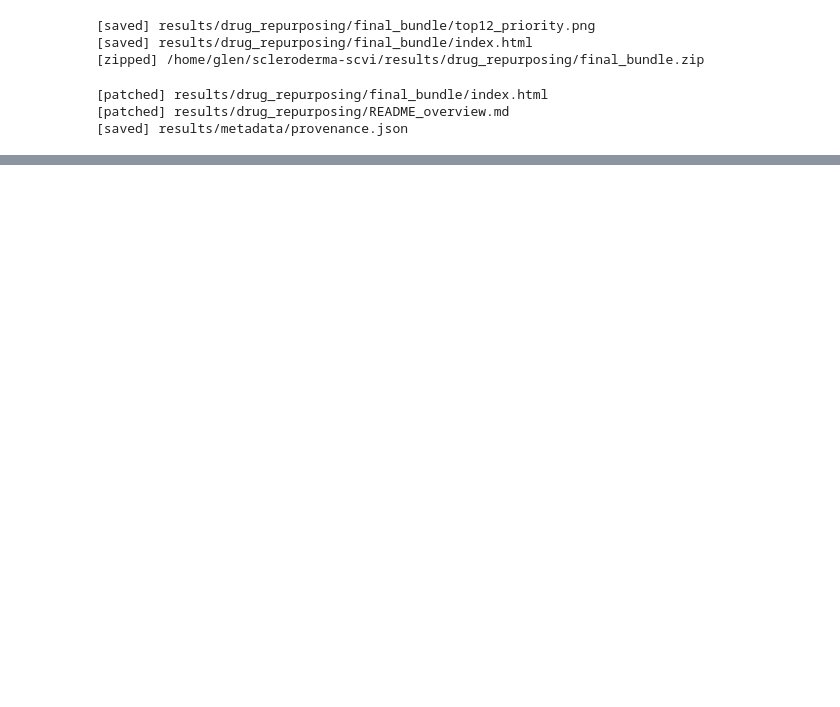
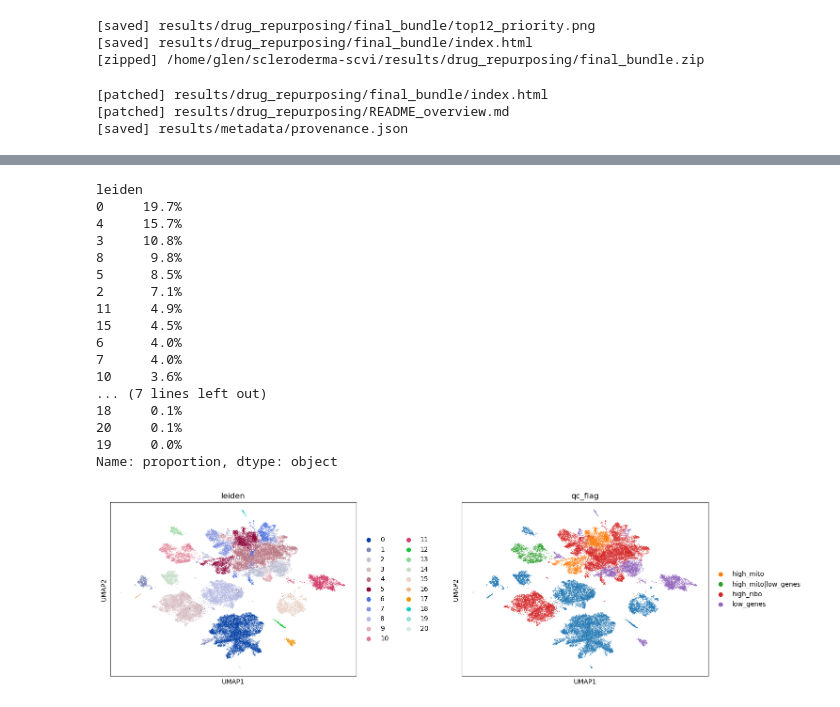
Before and after one commit to glenritschel/scleroderma-scvi, a Jupyter notebook: notebooks/08_validation_and_robustness.ipynb, the cells around one changed output, grey strips where cells are left out. Saved outputs shown, nothing was run; the diff lists cells and outputs as text; code cells hidden in the pictures; blank space fills up the shorter version.

```diff
--- a/notebooks/08_validation_and_robustness.ipynb
+++ b/notebooks/08_validation_and_robustness.ipynb
@@ -311,0 +917,20 @@ print("[saved]", META/"provenance.json")
+# %%
+import numpy as np, pandas as pd, scipy.sparse as sp
+
+# require that you've already run sc.pp.neighbors(...)
+C = adata.obsp["connectivities"].tocsr()
+s = adata.obs["sample"].astype(str).values  # '0'/'1'
+
+# for each cell, fraction of neighbors from the *other* sample
+rows, cols = C.nonzero()
+same = (s[rows] == s[cols]).astype(int)
+# sum per row
+deg = np.array(C.sum(axis=1)).ravel()
+same_ct = np.bincount(rows, weights=same, minlength=C.shape[0])
+mix_frac = 1 - (same_ct / np.maximum(deg, 1))
+adata.obs["mix_frac"] = mix_frac
+
+# summarize per cluster
+mix_summary = (adata.obs.groupby("leiden", observed=True)["mix_frac"]
+               .median().sort_values(ascending=False))
+mix_summary.head(10), mix_summary.tail(10)
@@ -311,0 +1099,23 @@ print("[saved]", META/"provenance.json")
+# %%
+label_col = "cell_type_curated" if "cell_type_curated" in adata.obs else "leiden"
+print(adata.obs[label_col].value_counts(normalize=True).mul(100).round(1).astype(str) + "%")
+sc.pl.umap(adata, color=[label_col, "qc_flag"], wspace=0.3)
+# %% [output]
+leiden
+0     19.7%
+4     15.7%
+3     10.8%
+8      9.8%
+5      8.5%
+2      7.1%
+11     4.9%
+15     4.5%
+6      4.0%
+7      4.0%
+10     3.6%
+... (7 lines left out)
+18     0.1%
+20     0.1%
+19     0.0%
+Name: proportion, dtype: object
+[figure, added]
```
Also changed, not shown: parts of 43 cells of this notebook, 52 other files.
